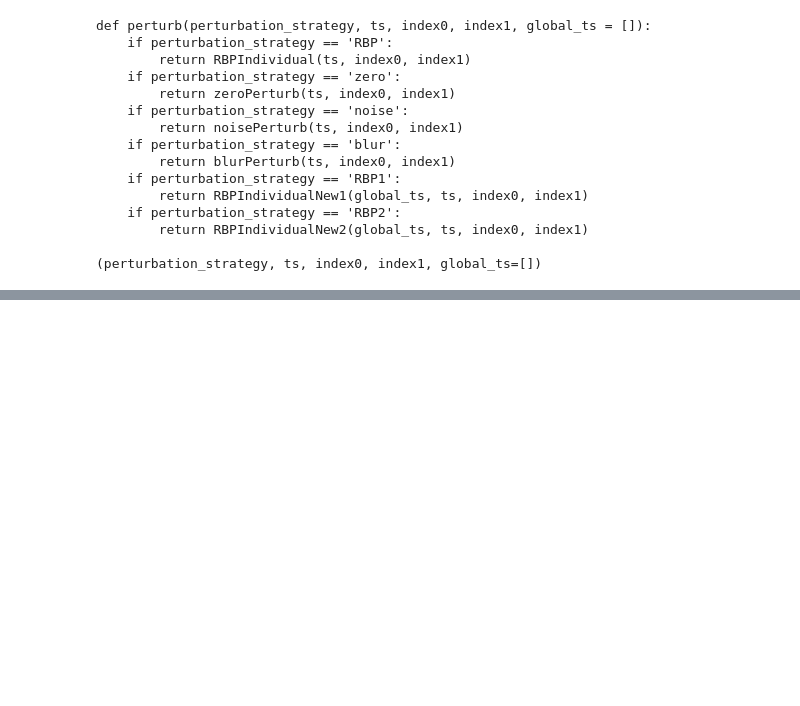
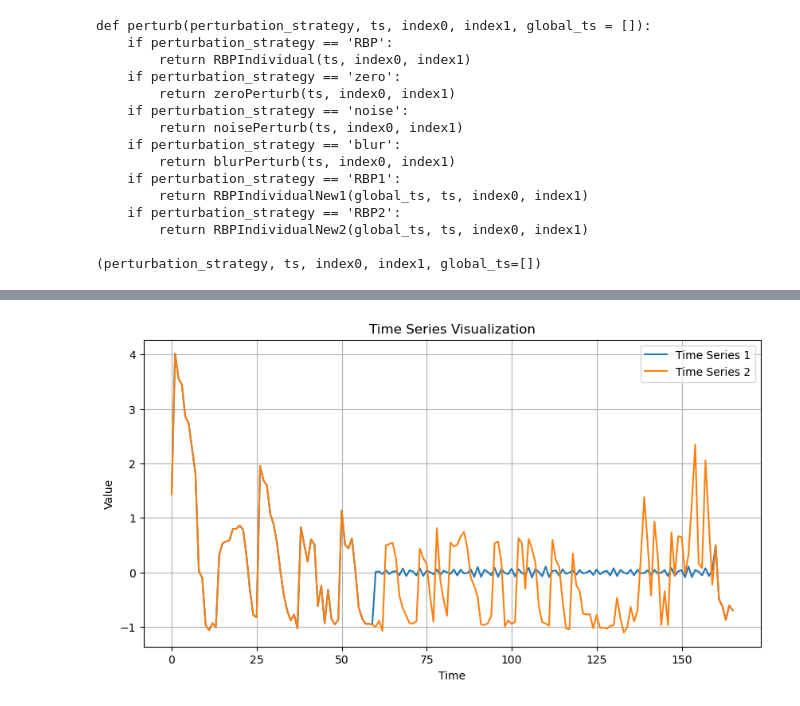
Before and after one commit to hjc0001/LIMESegment, a Jupyter notebook: Experiments/Background Perturbation Tests Real2.ipynb, the cells around one changed output, grey strips where cells are left out. Cells and saved outputs as stored; diff of their text form; code cells hidden in the pictures; blank space fills up the shorter version.

Commit message:
all tests

```diff
--- a/Experiments/Background Perturbation Tests Real2.ipynb
+++ b/Experiments/Background Perturbation Tests Real2.ipynb
@@ -92,8 +153,7 @@ x_test_rbp = np.asarray([perturb('RBP',x,60,160) for x in perturb_test_set])
 x_test_rbp = np.expand_dims(x_test_rbp, axis=-1)
 predictions_rbp = model.predict(x_test_rbp)
 
-pert1 = perturb('RBP1',perturb_test_set[0],60,160, global_ts = perturb_test_set)
-x_test_new1 = np.asarray([pert1 for x in perturb_test_set])
+x_test_new1 = np.asarray([perturb('RBP1',x,60,160, global_ts = perturb_test_set) for x in perturb_test_set])
 x_test_new1 = np.expand_dims(x_test_new1, axis=-1)
 predictions_new1 = model.predict(x_test_new1)
 
@@ -152,0 +230,30 @@ print(" Original Accuracy: " + str(original_accuracy) + "\n"+
+# %%
+import numpy as np
+import matplotlib.pyplot as plt
+
+new1 = x_test_new1[5]
+orig = x_test_original[5]
+
+# 创建一个时间轴，对应于时间序列的索引
+time_axis = np.arange(len(new1))
+
+# 使用matplotlib绘制时间序列
+plt.figure(figsize=(10, 5))  # 设置图形的大小
+plt.plot(time_axis, new1, label='Time Series 1')  # 绘制第一个时间序列
+plt.plot(time_axis, orig, label='Time Series 2')  # 绘制第二个时间序列
+
+# 添加图例
+plt.legend()
+
+# 添加标题和轴标签
+plt.title('Time Series Visualization')
+plt.xlabel('Time')
+plt.ylabel('Value')
+
+# 显示网格
+plt.grid(True)
+
+# 显示图形
+plt.show()
+# %% [output]
+[figure, added]
```
Also changed, not shown: parts of 9 cells of this notebook, 14 other files.
